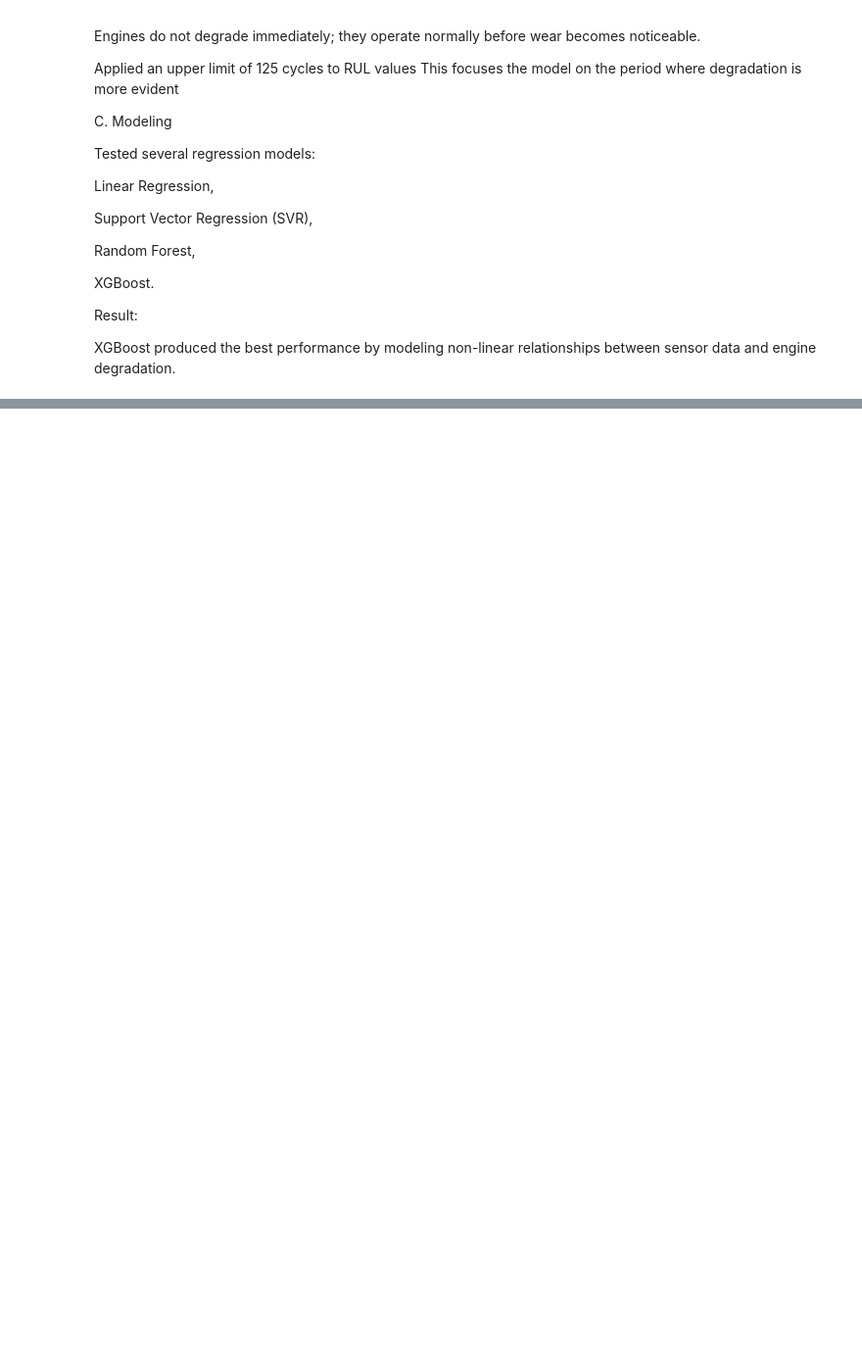
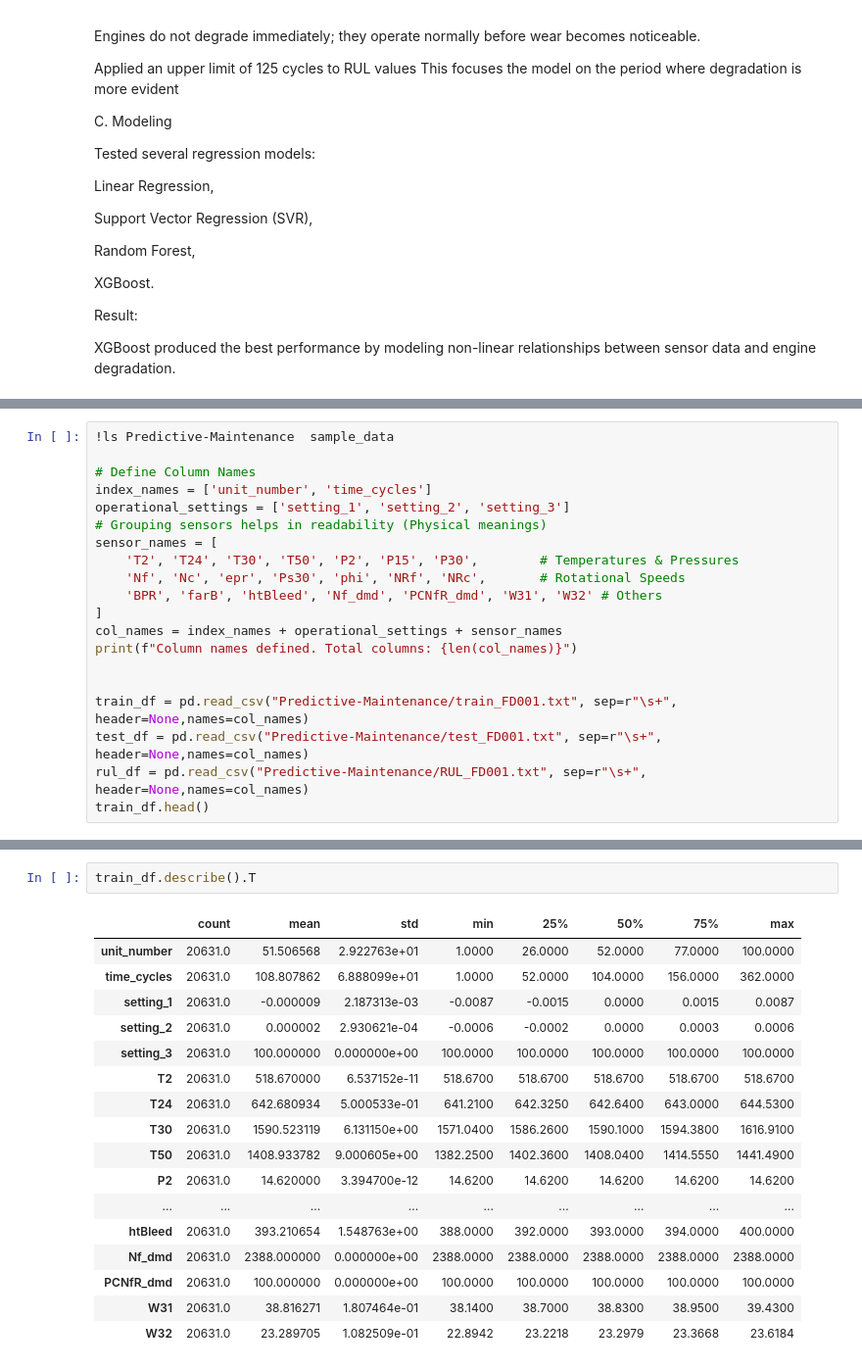
Before and after one commit to yaletidevendra/Predictive-Maintenance, a Jupyter notebook: Predictive_Maintenance.ipynb, the cells around one changed output, grey strips where cells are left out. Shown at 98% size. Drawn from its saved outputs; the diff is of its cells as text; blank space fills up the shorter version.

```diff
--- a/Predictive_Maintenance.ipynb
+++ b/Predictive_Maintenance.ipynb
@@ -55,0 +80,20 @@ XGBoost produced the best performance by modeling non-linear relationships betwe
+# %%
+!ls Predictive-Maintenance	sample_data
+
+# Define Column Names
+index_names = ['unit_number', 'time_cycles']
+operational_settings = ['setting_1', 'setting_2', 'setting_3']
+# Grouping sensors helps in readability (Physical meanings)
+sensor_names = [
+    'T2', 'T24', 'T30', 'T50', 'P2', 'P15', 'P30',        # Temperatures & Pressures
+    'Nf', 'Nc', 'epr', 'Ps30', 'phi', 'NRf', 'NRc',       # Rotational Speeds
+    'BPR', 'farB', 'htBleed', 'Nf_dmd', 'PCNfR_dmd', 'W31', 'W32' # Others
+]
+col_names = index_names + operational_settings + sensor_names
+print(f"Column names defined. Total columns: {len(col_names)}")
+
+
+train_df = pd.read_csv("Predictive-Maintenance/train_FD001.txt", sep=r"\s+", header=None,names=col_names)
+test_df = pd.read_csv("Predictive-Maintenance/test_FD001.txt", sep=r"\s+", header=None,names=col_names)
+rul_df = pd.read_csv("Predictive-Maintenance/RUL_FD001.txt", sep=r"\s+", header=None,names=col_names)
+train_df.head()
@@ -55,0 +132,20 @@ XGBoost produced the best performance by modeling non-linear relationships betwe
+# %%
+train_df.describe().T
+# %% [output]
+|  | count | mean | std | min | 25% | 50% | 75% | max |
+| unit_number | 20631.0 | 51.506568 | 2.922763e+01 | 1.0000 | 26.0000 | 52.0000 | 77.0000 | 100.0000 |
+| time_cycles | 20631.0 | 108.807862 | 6.888099e+01 | 1.0000 | 52.0000 | 104.0000 | 156.0000 | 362.0000 |
+| setting_1 | 20631.0 | -0.000009 | 2.187313e-03 | -0.0087 | -0.0015 | 0.0000 | 0.0015 | 0.0087 |
+| setting_2 | 20631.0 | 0.000002 | 2.930621e-04 | -0.0006 | -0.0002 | 0.0000 | 0.0003 | 0.0006 |
+| setting_3 | 20631.0 | 100.000000 | 0.000000e+00 | 100.0000 | 100.0000 | 100.0000 | 100.0000 | 100.0000 |
+| T2 | 20631.0 | 518.670000 | 6.537152e-11 | 518.6700 | 518.6700 | 518.6700 | 518.6700 | 518.6700 |
+| T24 | 20631.0 | 642.680934 | 5.000533e-01 | 641.2100 | 642.3250 | 642.6400 | 643.0000 | 644.5300 |
+| T30 | 20631.0 | 1590.523119 | 6.131150e+00 | 1571.0400 | 1586.2600 | 1590.1000 | 1594.3800 | 1616.9100 |
+| T50 | 20631.0 | 1408.933782 | 9.000605e+00 | 1382.2500 | 1402.3600 | 1408.0400 | 1414.5550 | 1441.4900 |
+| P2 | 20631.0 | 14.620000 | 3.394700e-12 | 14.6200 | 14.6200 | 14.6200 | 14.6200 | 14.6200 |
+| ... | ... | ... | ... | ... | ... | ... | ... | ... |
+| htBleed | 20631.0 | 393.210654 | 1.548763e+00 | 388.0000 | 392.0000 | 393.0000 | 394.0000 | 400.0000 |
+| Nf_dmd | 20631.0 | 2388.000000 | 0.000000e+00 | 2388.0000 | 2388.0000 | 2388.0000 | 2388.0000 | 2388.0000 |
+| PCNfR_dmd | 20631.0 | 100.000000 | 0.000000e+00 | 100.0000 | 100.0000 | 100.0000 | 100.0000 | 100.0000 |
+| W31 | 20631.0 | 38.816271 | 1.807464e-01 | 38.1400 | 38.7000 | 38.8300 | 38.9500 | 39.4300 |
+| W32 | 20631.0 | 23.289705 | 1.082509e-01 | 22.8942 | 23.2218 | 23.2979 | 23.3668 | 23.6184 |
```
Also changed, not shown: parts of 12 cells of this notebook.
